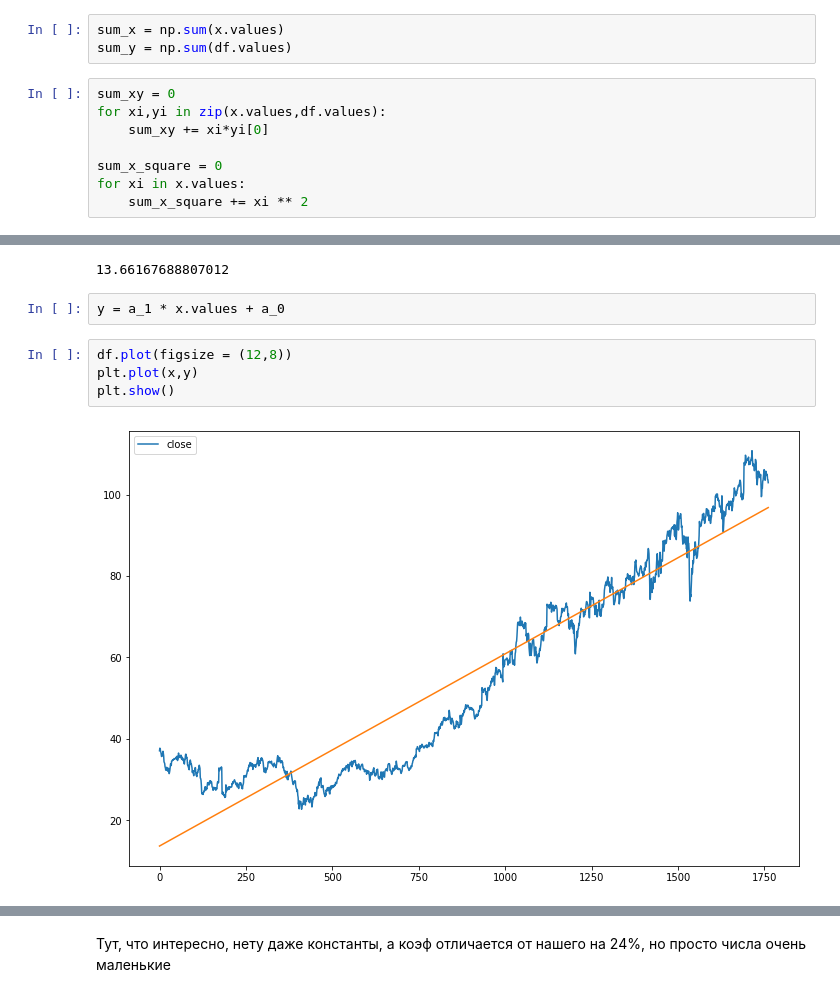
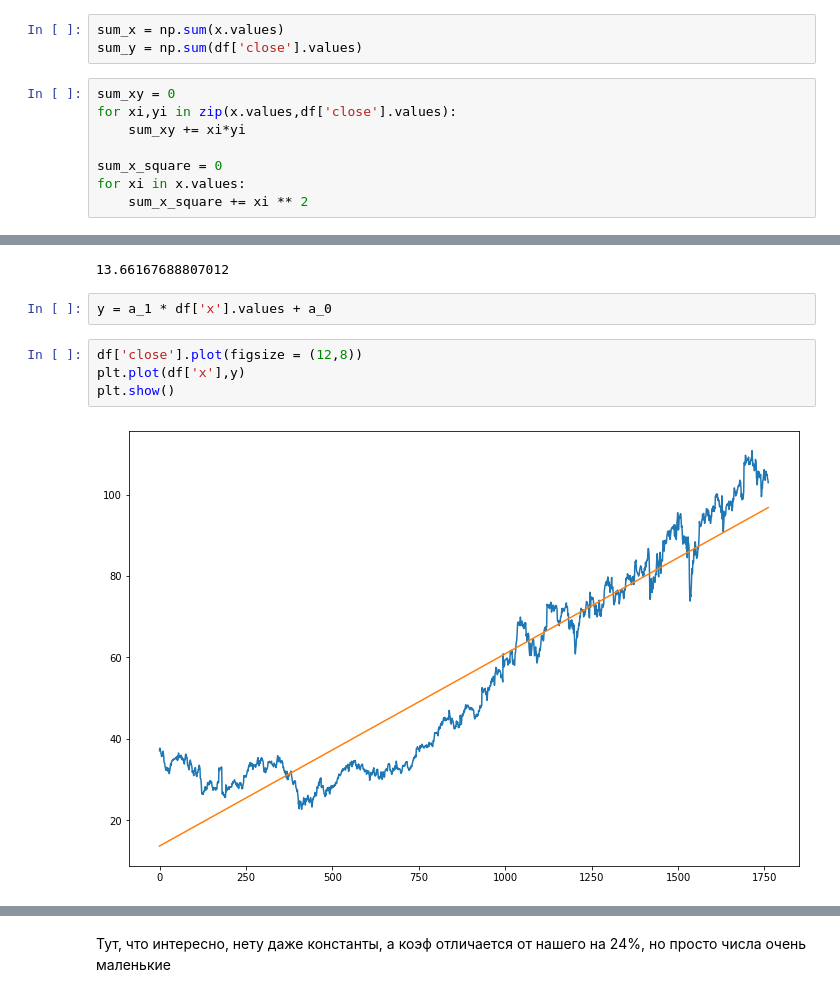
Before and after one commit to valpaq/HSE, a Jupyter notebook: matstat/linear_regression/linear_regression_and_types.ipynb, the cells around one changed output, grey strips where cells are left out. Cells and saved outputs as stored; diff of their text form.

```diff
--- a/matstat/linear_regression/linear_regression_and_types.ipynb
+++ b/matstat/linear_regression/linear_regression_and_types.ipynb
@@ -37,11 +37,11 @@ df.corr().loc['close']['x']
 Возьмем оценки по a_0 и a_1 из нмк и построим прямую, которую сравним с графиком
 # %%
 sum_x = np.sum(x.values)
-sum_y = np.sum(df.values)
+sum_y = np.sum(df['close'].values)
 # %%
 sum_xy = 0
-for xi,yi in zip(x.values,df.values):
-    sum_xy += xi*yi[0]
+for xi,yi in zip(x.values,df['close'].values):
+    sum_xy += xi*yi
 
 sum_x_square = 0
 for xi in x.values:
@@ -58,13 +62,13 @@ a_0
 # %% [output]
 13.66167688807012
 # %%
-y = a_1 * x.values + a_0
+y = a_1 * df['x'].values + a_0
 # %%
-df.plot(figsize = (12,8))
-plt.plot(x,y)
+df['close'].plot(figsize = (12,8))
+plt.plot(df['x'],y)
 plt.show()
 # %% [output]
-[figure, old version]
+[figure, new version]
 # %%
 import statsmodels.api as sm
 
```
Also changed, not shown: parts of 14 cells of this notebook.
